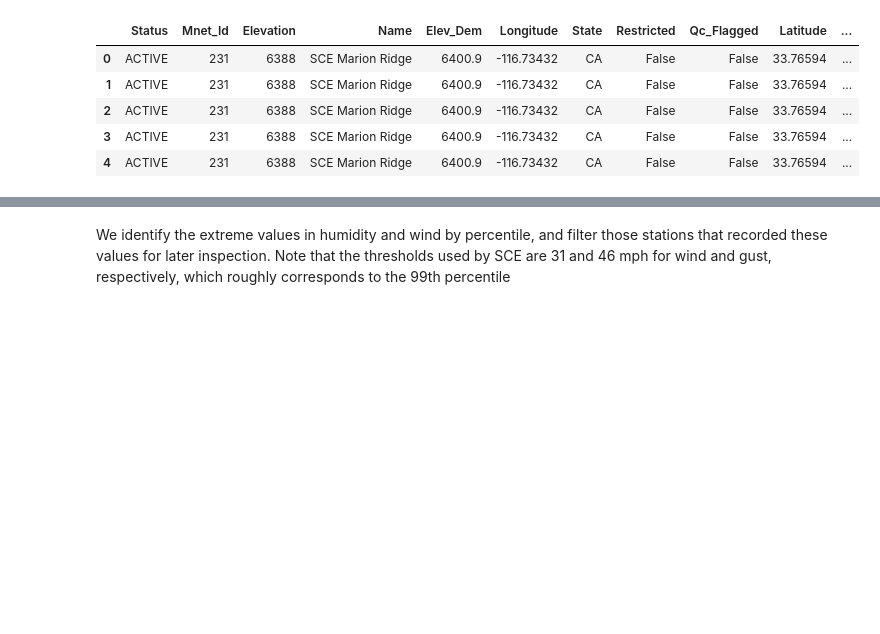
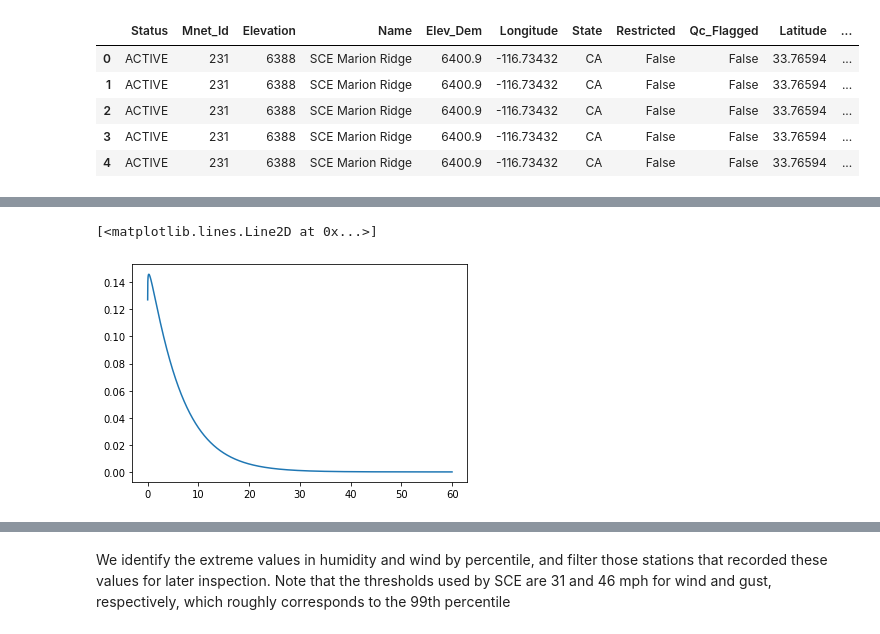
Before and after one commit to tomityrrell/psps-analysis, a Jupyter notebook: notebooks/Gluon-TS-SCE.ipynb, the cells around one changed output, grey strips where cells are left out. Cells and saved outputs as stored; diff of their text form; code cells hidden in the pictures; blank space fills up the shorter version.

```diff
--- a/notebooks/Gluon-TS-SCE.ipynb
+++ b/notebooks/Gluon-TS-SCE.ipynb
@@ -30,3 +53,10 @@ wr.head()
+# %%
+x = np.arange(0,60,.01)
+y = weibull_min.pdf((x - loc)/scale, c)/scale
+plt.plot(x,y)
+# %% [output]
+[<matplotlib.lines.Line2D at 0x...>]
+[figure, added]
 # %%
 wr_dt_columns = ["Date", "Time"]
 wr_ts_columns = ["RelHum", "WindSpd", "GustSpd"]
```
Also changed, not shown: parts of 20 cells of this notebook, 7 other files.
